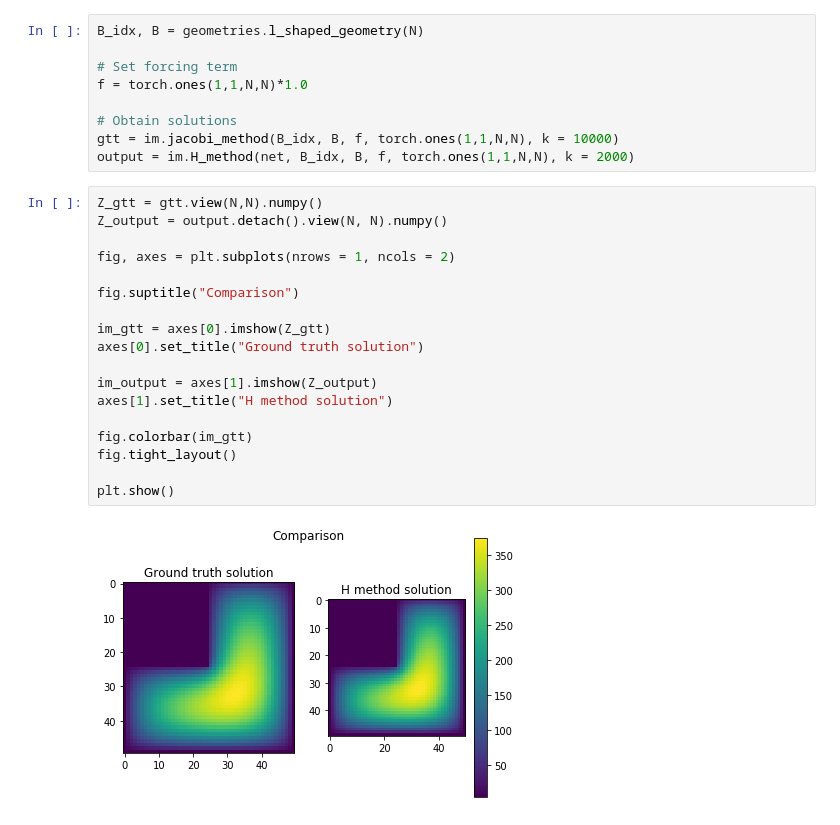
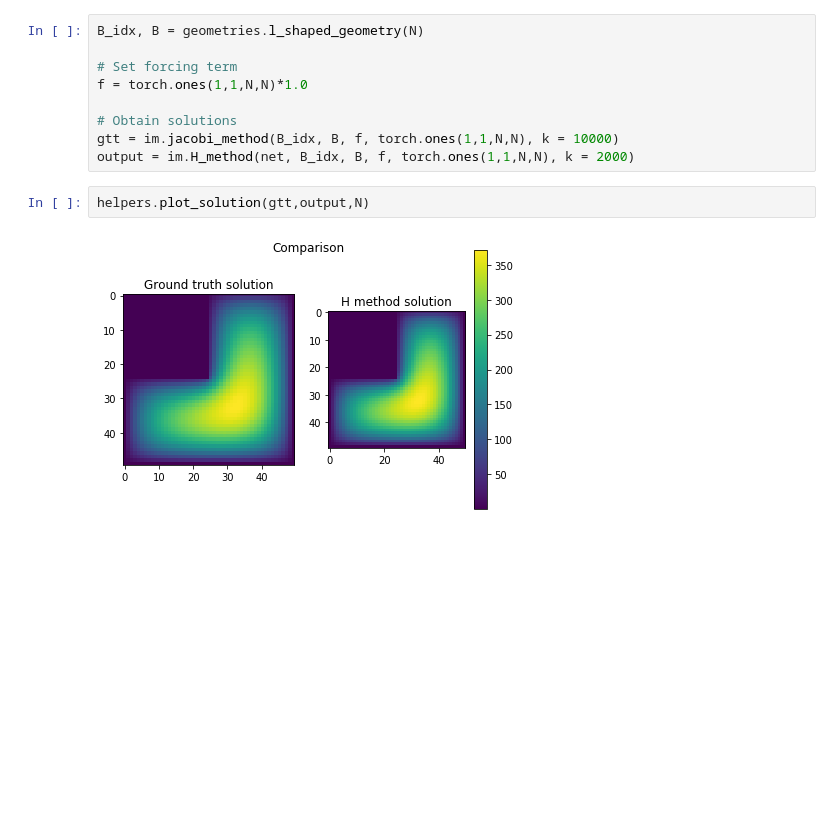
Before and after one commit to francescobardi/pde_solver_deep_learned, a Jupyter notebook: nnpde/main.ipynb, the cells around one changed output. Saved outputs shown, nothing was run; the diff lists cells and outputs as text; blank space fills up the shorter version.

```diff
--- a/nnpde/main.ipynb
+++ b/nnpde/main.ipynb
@@ -418,23 +392,7 @@ f = torch.ones(1,1,N,N)*1.0
 # Obtain solutions
 gtt = im.jacobi_method(B_idx, B, f, torch.ones(1,1,N,N), k = 10000)
 output = im.H_method(net, B_idx, B, f, torch.ones(1,1,N,N), k = 2000)
-# %%
-Z_gtt = gtt.view(N,N).numpy()
-Z_output = output.detach().view(N, N).numpy()
-
-fig, axes = plt.subplots(nrows = 1, ncols = 2)
-
-fig.suptitle("Comparison")
-
-im_gtt = axes[0].imshow(Z_gtt)
-axes[0].set_title("Ground truth solution")
-
-im_output = axes[1].imshow(Z_output)
-axes[1].set_title("H method solution")
-
-fig.colorbar(im_gtt)
-fig.tight_layout()
-
-plt.show()
-# %% [output]
-[figure, removed]
+# %%
+helpers.plot_solution(gtt,output,N)
+# %% [output]
+[figure, added]
```
Also changed, not shown: parts of 17 cells of this notebook, 2 other files.
